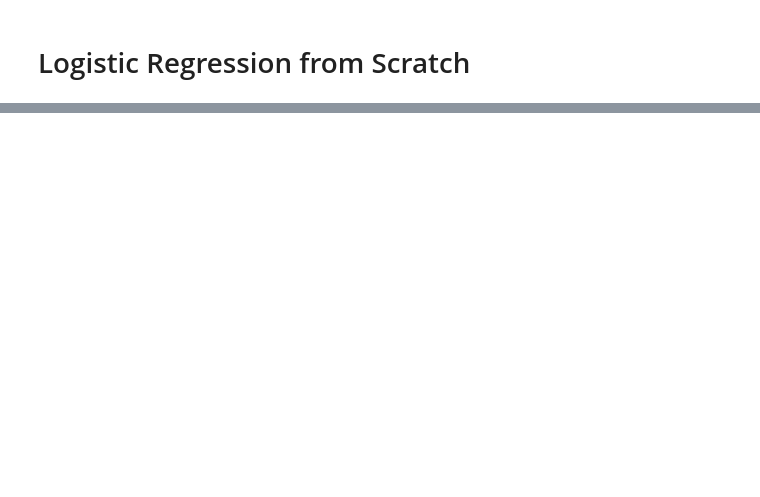
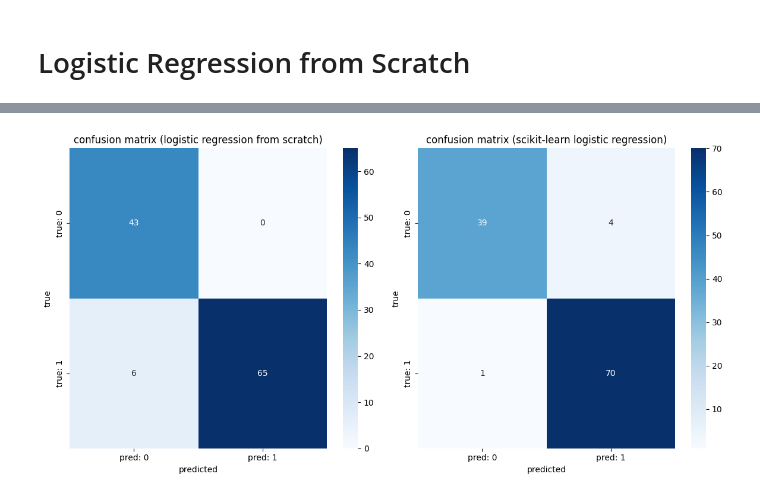
Before and after one commit to darrylljk/ML-algos-from-scratch, a Jupyter notebook: logistic-regression.ipynb, the cells around one changed output, grey strips where cells are left out. Saved outputs shown, nothing was run; the diff lists cells and outputs as text; code cells hidden in the pictures; blank space fills up the shorter version.

```diff
--- a/logistic-regression.ipynb
+++ b/logistic-regression.ipynb
@@ -83,0 +11,75 @@ Please also refer to the documentation for alternative solver options:
+# %%
+# logistic regression from scratch
+class LogisticRegressionScratch:
+    def __init__(self, learning_rate=0.01, n_iterations=1000):
+        self.learning_rate = learning_rate
+        self.n_iterations = n_iterations
+
+    def _sigmoid(self, z):
+        # apply sigmoid function
+        return 1 / (1 + np.exp(-z))
+
+    def fit(self, X, y):
+        # initialize weights and bias
+        self.weights = np.zeros(X.shape[1])
+        self.bias = 0
+
+        # gradient descent
+        for _ in range(self.n_iterations):
+            model = np.dot(X, self.weights) + self.bias
+            predictions = self._sigmoid(model)
+
+            # calculate gradients
+            dw = np.dot(X.T, (predictions - y)) / y.size
+            db = np.sum(predictions - y) / y.size
+
+            # update weights and bias
+            self.weights -= self.learning_rate * dw
+            self.bias -= self.learning_rate * db
+
+    def predict(self, X):
+        # predict probabilities
+        model = np.dot(X, self.weights) + self.bias
+        probabilities = self._sigmoid(model)
+        return (probabilities >= 0.5).astype(int)
+
+# load dataset
+data = load_breast_cancer()
+X = data.data  # features
+y = data.target  # labels
+
+# split dataset into train and test sets
+X_train, X_test, y_train, y_test = train_test_split(X, y, test_size=0.2, random_state=42)
+
+# train logistic regression from scratch
+lr_scratch = LogisticRegressionScratch(learning_rate=0.01, n_iterations=1000)
+lr_scratch.fit(X_train, y_train)
+y_pred_scratch_lr = lr_scratch.predict(X_test)
+
+# train logistic regression using scikit-learn
+lr_sklearn = LogisticRegression(max_iter=1000, random_state=42)
+lr_sklearn.fit(X_train, y_train)
+y_pred_sklearn_lr = lr_sklearn.predict(X_test)
+
+# calculate confusion matrices
+cm_scratch_lr = confusion_matrix(y_test, y_pred_scratch_lr)
+cm_sklearn_lr = confusion_matrix(y_test, y_pred_sklearn_lr)
+
+# plot confusion matrices
+fig, axs = plt.subplots(1, 2, figsize=(12, 6))
+
+# logistic regression from scratch confusion matrix
+sns.heatmap(cm_scratch_lr, annot=True, fmt='d', cmap='Blues', xticklabels=['pred: 0', 'pred: 1'], yticklabels=['true: 0', 'true: 1'], ax=axs[0])
+axs[0].set_title('confusion matrix (logistic regression from scratch)')
+axs[0].set_xlabel('predicted')
+axs[0].set_ylabel('true')
+
+# scikit-learn logistic regression confusion matrix
+sns.heatmap(cm_sklearn_lr, annot=True, fmt='d', cmap='Blues', xticklabels=['pred: 0', 'pred: 1'], yticklabels=['true: 0', 'true: 1'], ax=axs[1])
+axs[1].set_title('confusion matrix (scikit-learn logistic regression)')
+axs[1].set_xlabel('predicted')
+axs[1].set_ylabel('true')
+
+plt.tight_layout()
+plt.show()
+# %% [output]
@@ -83,0 +93 @@ Please also refer to the documentation for alternative solver options:
+[figure, added]
```
Also changed, not shown: parts of 6 cells of this notebook.
